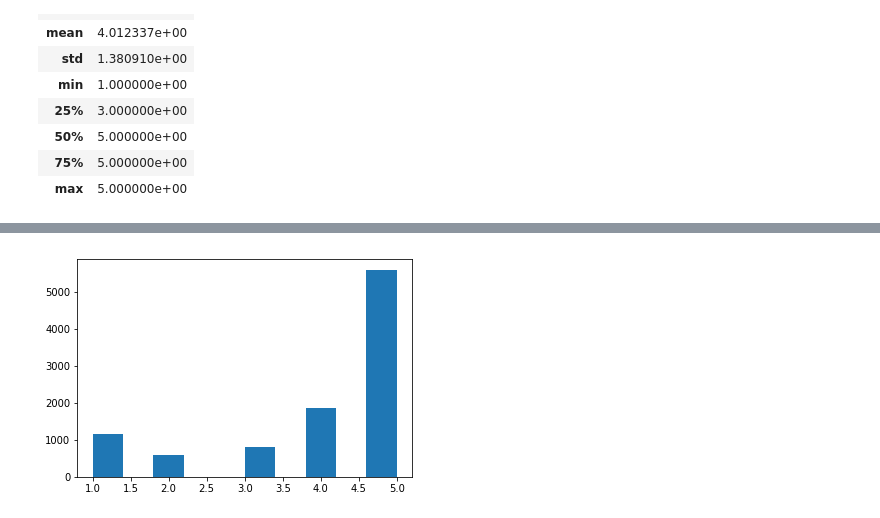
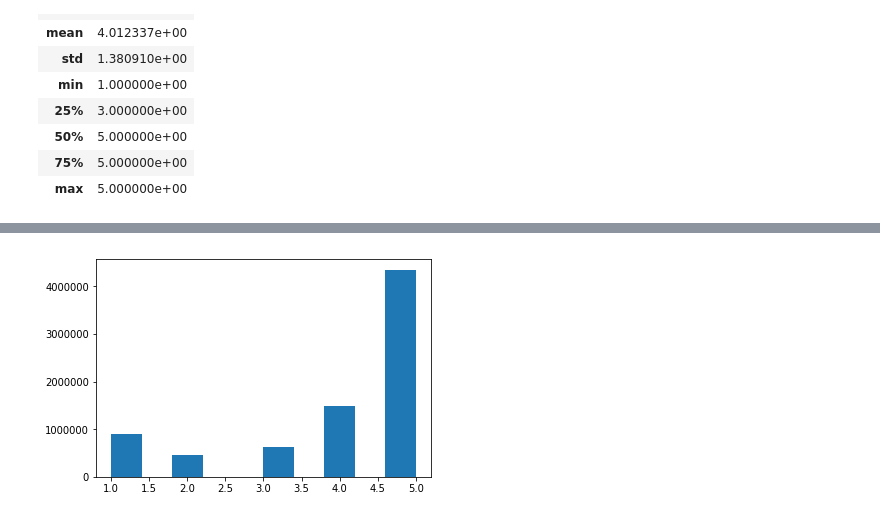
Before and after one commit to GreatLearningAIML1/bangalore-feb-batch-arunkrdas, a Jupyter notebook: RecommSystems_R5_Project1.ipynb, the cells around one changed output, grey strips where cells are left out. Cells and saved outputs as stored; diff of their text form; code cells hidden in the pictures.

```diff
--- a/RecommSystems_R5_Project1.ipynb
+++ b/RecommSystems_R5_Project1.ipynb
@@ -36,6 +36,8 @@ productId    object
 ratings      float64
 dtypes: float64(1), object(2)
 memory usage: 179.1+ MB
+# %%
+amazon.ratings = amazon.ratings.astype('int32')
 # %%
 amazon.describe()
 # %% [output]
@@ -85,5 +53,5 @@ df.describe()
 # %%
-plt.hist(df['ratings'], data=df)
+plt.hist(amazon['ratings'])
 plt.show()
 # %% [output]
-[figure, old version]
+[figure, new version]
```
Also changed, not shown: parts of 26 cells of this notebook.
